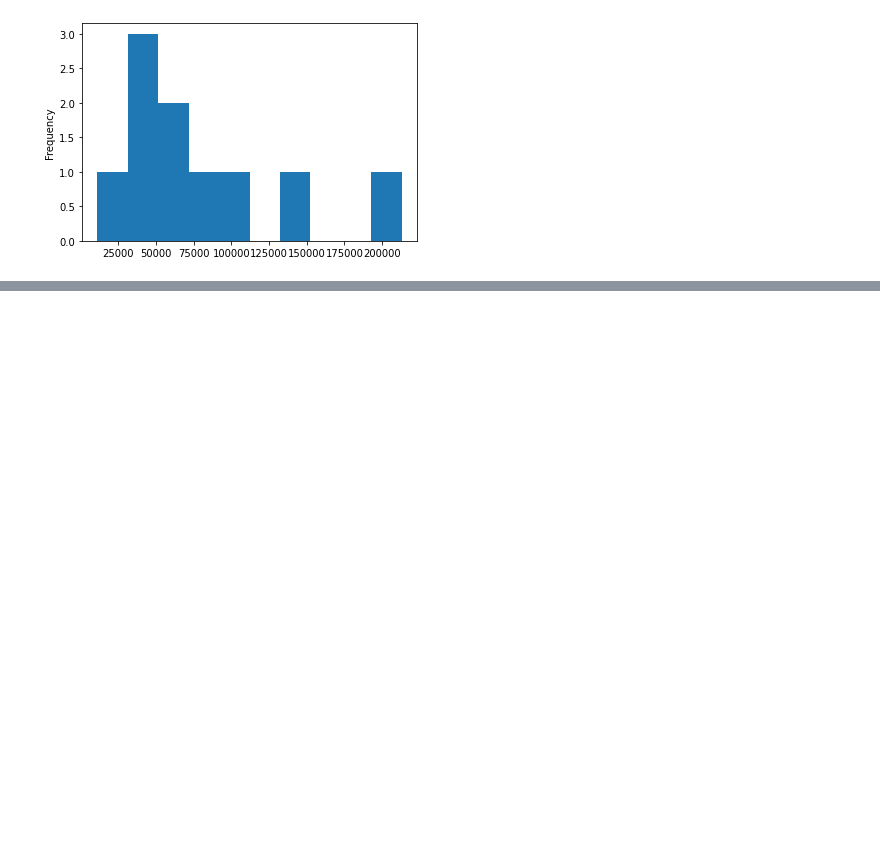
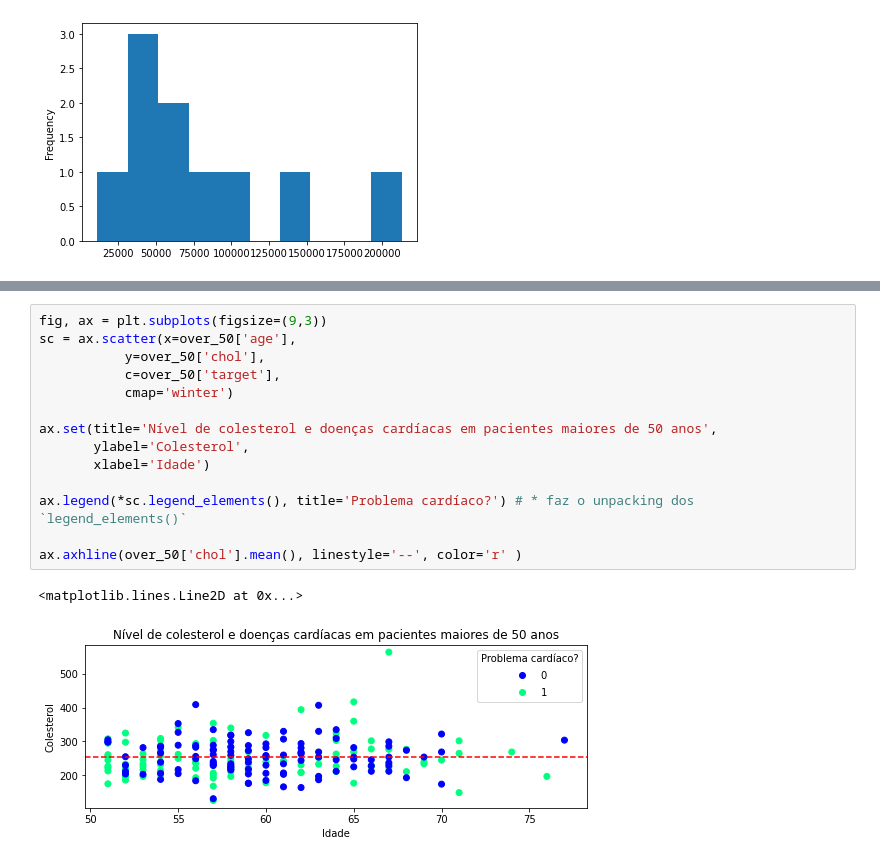
Before and after one commit to pesadaum/learning, a Jupyter notebook: courses/data-science-and-machine-learning-ztm/8_Matplotlib/matplotlib.ipynb, the cells around one changed output, grey strips where cells are left out. Drawn from its saved outputs; the diff is of its cells as text; blank space fills up the shorter version.

```diff
--- a/courses/data-science-and-machine-learning-ztm/8_Matplotlib/matplotlib.ipynb
+++ b/courses/data-science-and-machine-learning-ztm/8_Matplotlib/matplotlib.ipynb
@@ -214,0 +261,17 @@ car_sales['Odometer (KM)'].plot.hist()
+# %%
+fig, ax = plt.subplots(figsize=(9,3))
+sc = ax.scatter(x=over_50['age'],
+           y=over_50['chol'],
+           c=over_50['target'],
+           cmap='winter')
+
+ax.set(title='Nível de colesterol e doenças cardíacas em pacientes maiores de 50 anos',
+       ylabel='Colesterol',
+       xlabel='Idade')
+
+ax.legend(*sc.legend_elements(), title='Problema cardíaco?') # * faz o unpacking dos `legend_elements()`
+
+ax.axhline(over_50['chol'].mean(), linestyle='--', color='r' )
+# %% [output]
+<matplotlib.lines.Line2D at 0x...>
+[figure, added]
```
Also changed, not shown: parts of 10 cells of this notebook, 6 other files.
